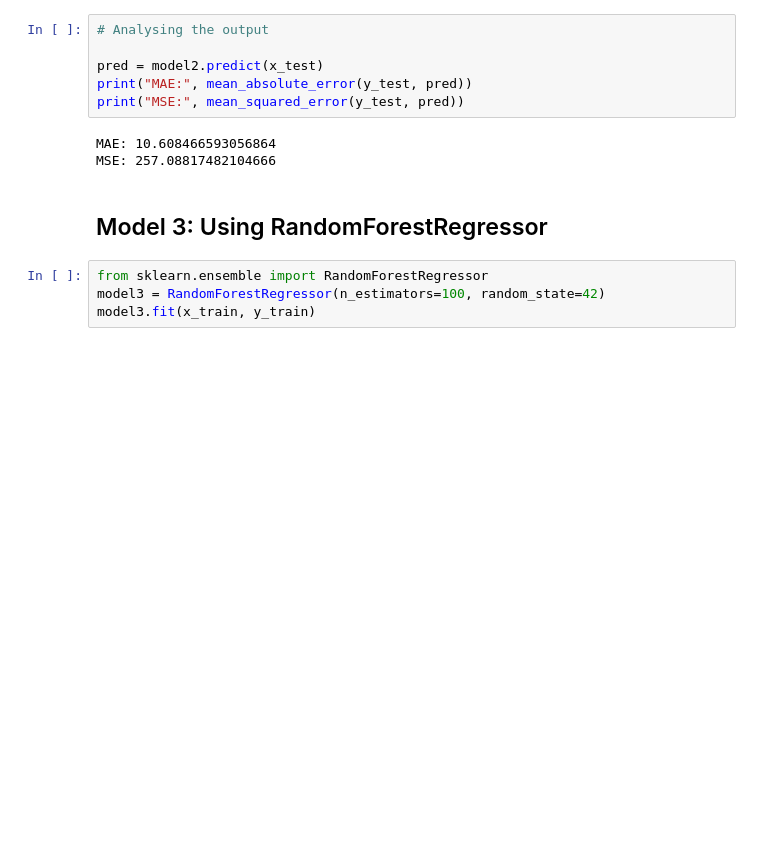
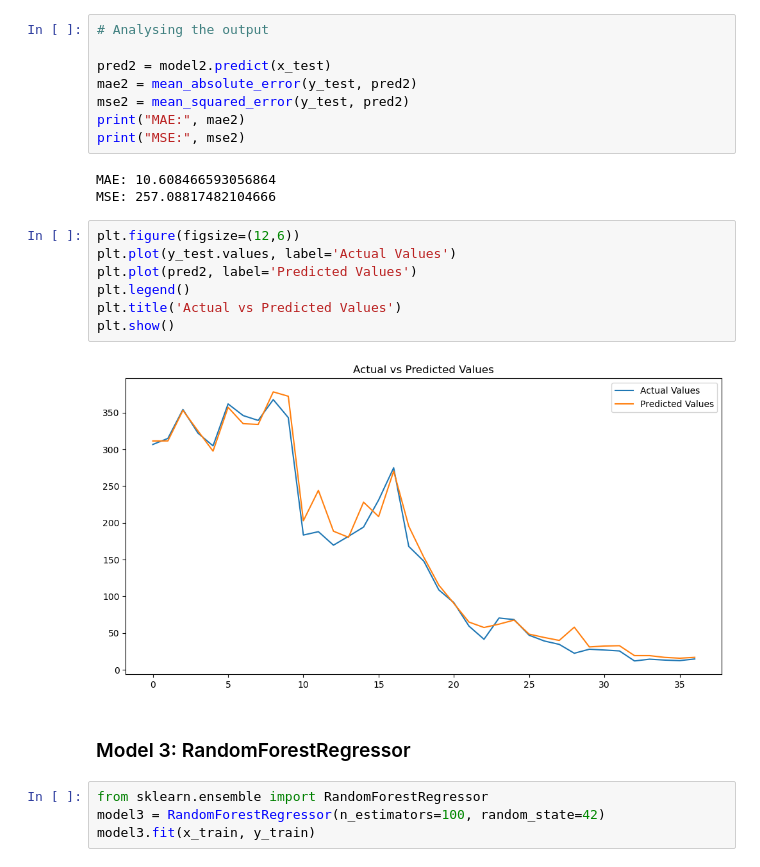
Before and after one commit to ruchit2005/YES-Bank-stock-prediction, a Jupyter notebook: model.ipynb, the cells around one changed output. Drawn from its saved outputs; the diff is of its cells as text; blank space fills up the shorter version.

```diff
--- a/model.ipynb
+++ b/model.ipynb
@@ -94,14 +160,25 @@ model2.score(x_test, y_test)
 # %%
 # Analysing the output
 
-pred = model2.predict(x_test)
-print("MAE:", mean_absolute_error(y_test, pred))
-print("MSE:", mean_squared_error(y_test, pred))
+pred2 = model2.predict(x_test)
+mae2 = mean_absolute_error(y_test, pred2)
+mse2 = mean_squared_error(y_test, pred2)
+print("MAE:", mae2)
+print("MSE:", mse2)
 # %% [output]
 MAE: 10.608466593056864
 MSE: 257.08817482104666
+# %%
+plt.figure(figsize=(12,6))
+plt.plot(y_test.values, label='Actual Values')
+plt.plot(pred2, label='Predicted Values')
+plt.legend()
+plt.title('Actual vs Predicted Values')
+plt.show()
+# %% [output]
+[figure, added]
 # %% [markdown]
-## Model 3: Using RandomForestRegressor
+### Model 3: RandomForestRegressor
 # %%
 from sklearn.ensemble import RandomForestRegressor
 model3 = RandomForestRegressor(n_estimators=100, random_state=42)
```
Also changed, not shown: parts of 28 cells of this notebook.
